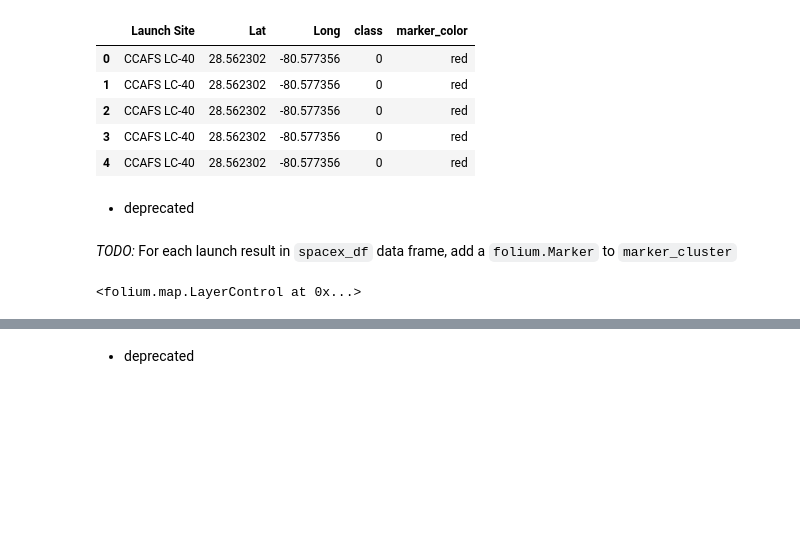
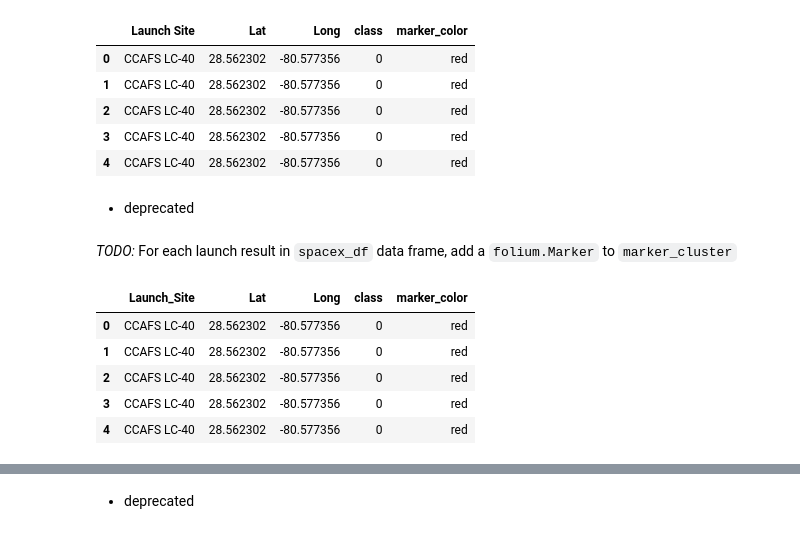
Before and after one commit to marvinminhaz/IBM-Data-Science-Capstone-SpaceX, a Jupyter notebook: notebooks/lab-jupyter-launch-site-location-v2.ipynb, the cells around one changed output, grey strips where cells are left out. Saved outputs shown, nothing was run; the diff lists cells and outputs as text; code cells hidden in the pictures; blank space fills up the shorter version.

```diff
--- a/notebooks/lab-jupyter-launch-site-location-v2.ipynb
+++ b/notebooks/lab-jupyter-launch-site-location-v2.ipynb
@@ -50,6 +51,12 @@ First, let's try to add each site's location on a map using site's latitude and
 The following dataset with the name `spacex_launch_geo.csv` is an augmented dataset with latitude and longitude added for each site.
 # %%
 # Download and read the `spacex_launch_geo.csv`
-spacex_csv_file = wget.download('https://cf-courses-data.s3.us.cloud-object-storage.appdomain.cloud/IBM-DS0321EN-SkillsNetwork/datasets/spacex_launch_geo.csv', out='../data/raw')
-spacex_df=pd.read_csv(spacex_csv_file)
+filepath = '../data/raw/spacex_launch_geo.csv'
+if os.path.exists(filepath):
+    print('File already exists, reading file...')
+    spacex_df = pd.read_csv(filepath)
+else:
+    wget.download('https://cf-courses-data.s3.us.cloud-object-storage.appdomain.cloud/IBM-DS0321EN-SkillsNetwork/datasets/spacex_launch_geo.csv', out='../data/raw')
+    spacex_df = pd.read_csv(filepath)
+    print('File downloaded and read...')
 # %% [output]
@@ -334,40 +295,14 @@ spacex_df.head()
 # spacex_df.tail(10)
 # %% [markdown]
 _TODO:_ For each launch result in `spacex_df` data frame, add a `folium.Marker` to `marker_cluster`
-# %%
-# Start location is NASA Johnson Space Center
-nasa_coordinate = [29.559684888503615, -95.0830971930759]
-#Initializing Map object
-site_map = folium.Map(
-    location=nasa_coordinate,
-    zoom_start=7,
-    tiles=None
-)
-
-# Base Dark Tile Layer
-folium.TileLayer(
-    tiles="https://server.arcgisonline.com/ArcGIS/rest/services/Canvas/World_Dark_Gray_Base/MapServer/tile/{z}/{y}/{x}",
-    attr="Esri Dark Gray",
-    name="Dark Canvas (Presentation)",
-    max_zoom=16
-).add_to(site_map)
-
-# High-Detail Infrastructure / Satellite Layer
-folium.TileLayer(
-    tiles="https://server.arcgisonline.com/ArcGIS/rest/services/World_Imagery/MapServer/tile/{z}/{y}/{x}",
-    attr="Esri Satellite",
-    name="Satellite (To Spot Rails)",
-    max_zoom=19
-).add_to(site_map)
-
-# Standard OSM (Explicit railway lines)
-folium.TileLayer(
-    tiles="OpenStreetMap",
-    name="OpenStreetMap (Clear Rail Lines)"
-).add_to(site_map)
-
-#Layer Switcher
-folium.LayerControl(collapsed=False).add_to(site_map)
-# %% [output]
-<folium.map.LayerControl at 0x...>
+# %%
+spacex_df = spacex_df.rename(columns={'Launch Site': 'Launch_Site'})
+spacex_df.head()
+# %% [output]
+|  | Launch_Site | Lat | Long | class | marker_color |
+| 0 | CCAFS LC-40 | 28.562302 | -80.577356 | 0 | red |
+| 1 | CCAFS LC-40 | 28.562302 | -80.577356 | 0 | red |
+| 2 | CCAFS LC-40 | 28.562302 | -80.577356 | 0 | red |
+| 3 | CCAFS LC-40 | 28.562302 | -80.577356 | 0 | red |
+| 4 | CCAFS LC-40 | 28.562302 | -80.577356 | 0 | red |
 # %%
```
Also changed, not shown: parts of 13 cells of this notebook, 8 other files.
